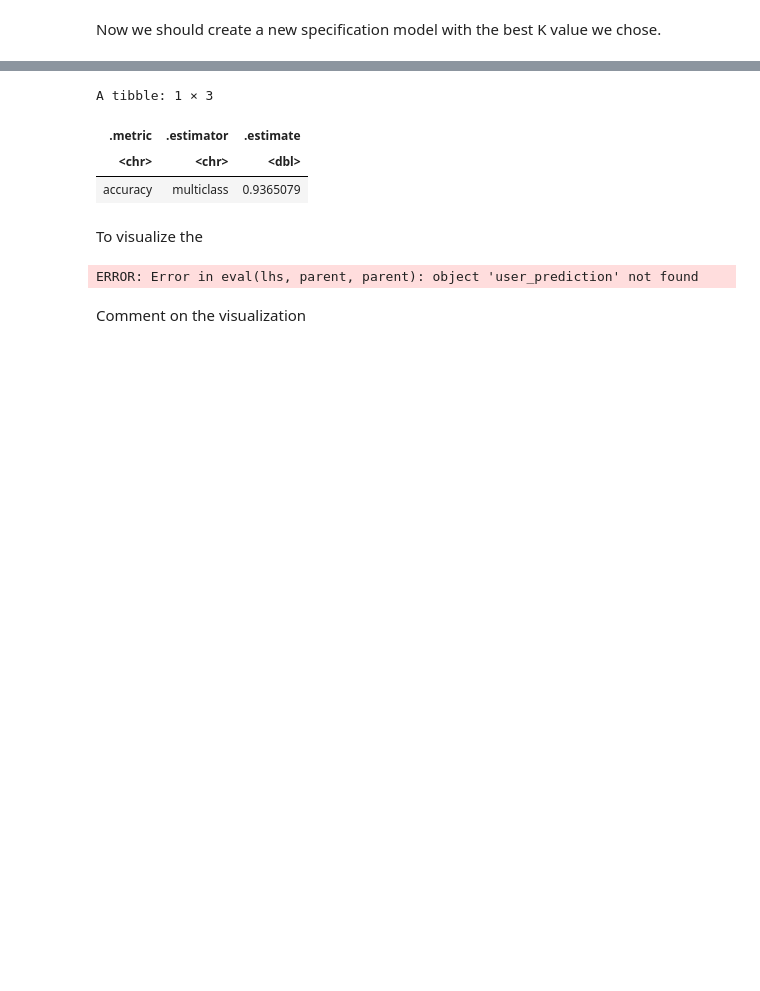
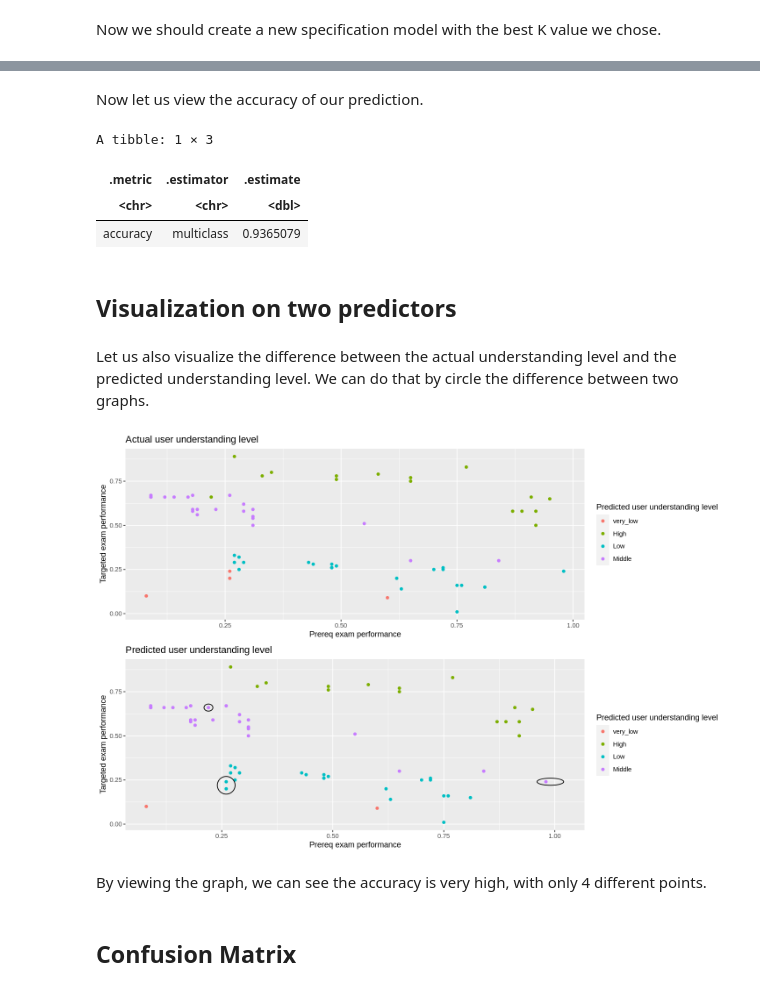
Before and after one commit to cinadia/dsci-project, a Jupyter notebook: Group_Proposal.ipynb, the cells around one changed output, grey strips where cells are left out. Cells and saved outputs as stored; diff of their text form; code cells hidden in the pictures; blank space fills up the shorter version.

Commit message:
Clean the visualization

```diff
--- a/Group_Proposal.ipynb
+++ b/Group_Proposal.ipynb
@@ -342,3 +338,5 @@ A tibble: 63 × 7
+# %% [markdown]
+Now let us view the accuracy of our prediction.
 # %%
 user_prediction_accuracy <-  user_prediction %>%
   metrics(truth = understanding_level, estimate = .pred_class) %>%
@@ -350,43 +348,47 @@ A tibble: 1 × 3
 | .metric | .estimator | .estimate |
 | <chr> | <chr> | <dbl> |
 | accuracy | multiclass | 0.9365079 |
-# %% [markdown]
-To visualize the
+# %% [markdown]
+## Visualization on two predictors
+# %% [markdown]
+Let us also visualize the difference between the actual understanding level and the predicted understanding level. We can do that by circle the difference between two graphs.
 # %%
-options(repr.plot.width = 12, repr.plot.height = 5)
+options(repr.plot.width = 12, repr.plot.height = 8)
 
-upper_left_point <- c(0.23,0.66)
+upper_left_point <- c(0.22,0.66)
 lower_left_points <- c(0.26,0.22)
 lower_right_point <- c(0.99,0.24)
 
 user_predicted_plot <- user_prediction %>%
     ggplot(aes(x = prereq_exam_performance, y = targeted_exam_performance, color = .pred_class)) +
         geom_point() +
         labs(x = "Prereq exam performance", y = "Targeted exam performance", color = "Predicted user understanding level") +
         ggtitle("Predicted user understanding level") +
         annotate("path",
-                     x=upper_left_point[1] + 0.03*cos(seq(0,2*pi,length.out=100)),
+                     x=upper_left_point[1] + 0.01*cos(seq(0,2*pi,length.out=100)),
                      y=upper_left_point[2] + 0.02*sin(seq(0,2*pi,length.out=100))) +
          annotate("path",
                      x=lower_left_points[1] + 0.02*cos(seq(0,2*pi,length.out=100)),
                      y=lower_left_points[2] + 0.05*sin(seq(0,2*pi,length.out=100))) +
         annotate("path",
                      x=lower_right_point[1] + 0.03*cos(seq(0,2*pi,length.out=100)),
                      y=lower_right_point[2] + 0.02*sin(seq(0,2*pi,length.out=100)))
 
 # actual labels
 user_class_plot <- user_prediction %>%
     ggplot(aes(x = prereq_exam_performance, y = targeted_exam_performance, color = understanding_level)) +
         geom_point() +
         labs(x = "Prereq exam performance", y = "Targeted exam performance", color = "Predicted user understanding level") +
         ggtitle("Actual user understanding level")
 
 
 plot_grid(user_class_plot, user_predicted_plot, ncol = 1)
 # %% [output]
-ERROR: Error in eval(lhs, parent, parent): object 'user_prediction' not found
+[figure, added]
-# %% [markdown]
-Comment on the visualization
+# %% [markdown]
+By viewing the graph, we can see the accuracy is very high, with only 4 different points.
+# %% [markdown]
+## Confusion Matrix
 # %%
 user_mat <- user_prediction %>%
     conf_mat(truth = understanding_level, estimate = .pred_class)
```
Also changed, not shown: parts of 9 cells of this notebook.
